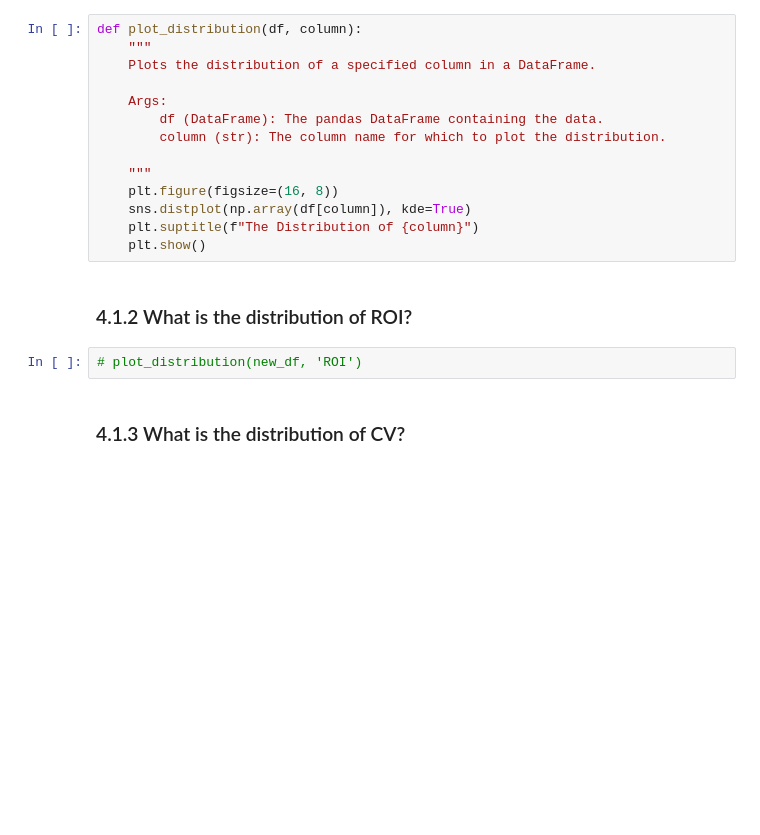
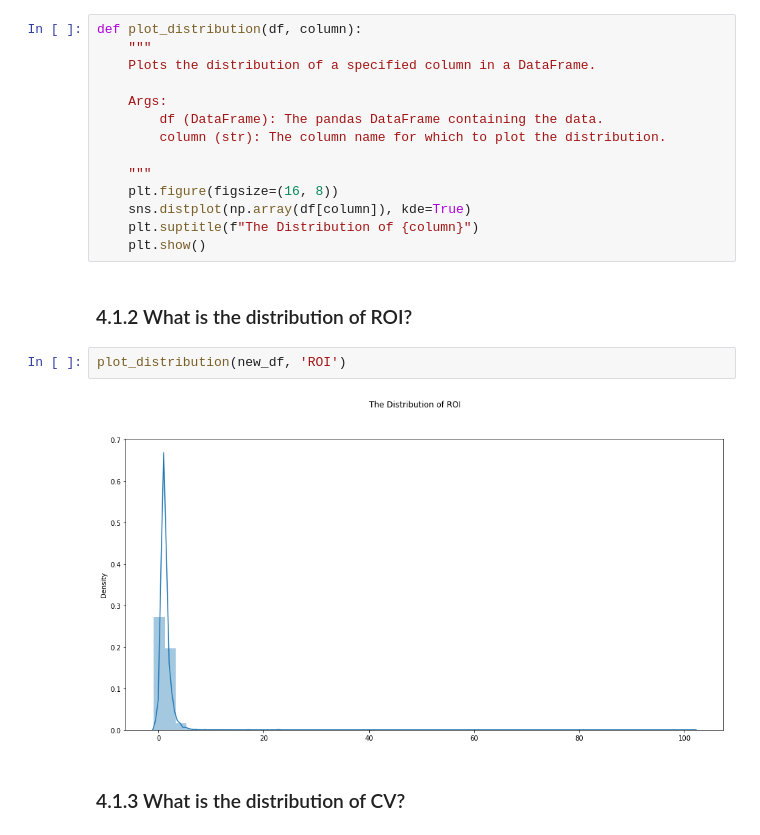
Before and after one commit to HMWIAM/P13, a Jupyter notebook: A. Main/index.ipynb, the cells around one changed output. Drawn from its saved outputs; the diff is of its cells as text; blank space fills up the shorter version.

```diff
--- a/A. Main/index.ipynb
+++ b/A. Main/index.ipynb
@@ -571,7 +576,9 @@ def plot_distribution(df, column):
 # %% [markdown]
 ### 4.1.2 What is the distribution of ROI?
 # %%
-# plot_distribution(new_df, 'ROI')
+plot_distribution(new_df, 'ROI')
+# %% [output]
+[figure, added]
 # %% [markdown]
 ### 4.1.3 What is the distribution of CV?
 # %%
```
Also changed, not shown: parts of 31 cells of this notebook.
